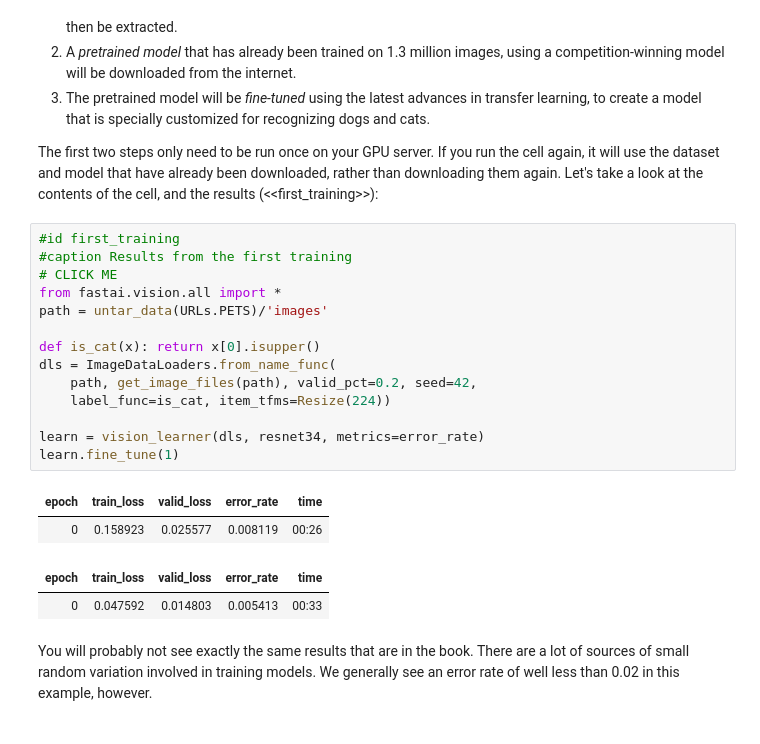
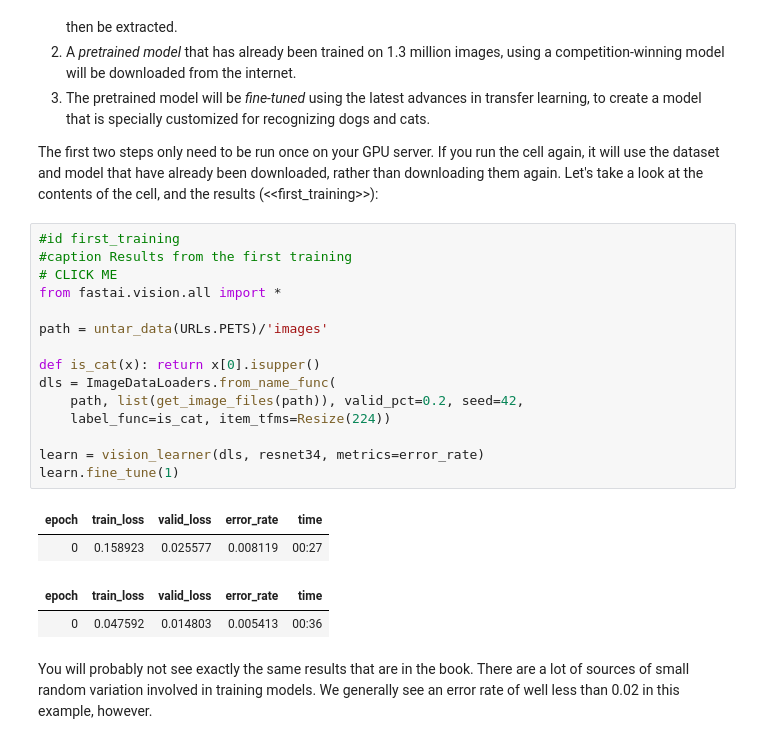
Before and after one commit to fowzis/fastbook, a Jupyter notebook: 01_intro.ipynb, the cells around one changed output. Cells and saved outputs as stored; diff of their text form.

```diff
--- a/01_intro.ipynb
+++ b/01_intro.ipynb
@@ -223,22 +224,23 @@ The first two steps only need to be run once on your GPU server. If you run the
 # %%
 #id first_training
 #caption Results from the first training
 # CLICK ME
 from fastai.vision.all import *
+
 path = untar_data(URLs.PETS)/'images'
 
 def is_cat(x): return x[0].isupper()
 dls = ImageDataLoaders.from_name_func(
-    path, get_image_files(path), valid_pct=0.2, seed=42,
+    path, list(get_image_files(path)), valid_pct=0.2, seed=42,
     label_func=is_cat, item_tfms=Resize(224))
 
 learn = vision_learner(dls, resnet34, metrics=error_rate)
 learn.fine_tune(1)
 # %% [output]
 | epoch | train_loss | valid_loss | error_rate | time |
-| 0 | 0.158923 | 0.025577 | 0.008119 | 00:26 |
+| 0 | 0.158923 | 0.025577 | 0.008119 | 00:27 |
 | epoch | train_loss | valid_loss | error_rate | time |
-| 0 | 0.047592 | 0.014803 | 0.005413 | 00:33 |
+| 0 | 0.047592 | 0.014803 | 0.005413 | 00:36 |
 # %% [markdown]
 You will probably not see exactly the same results that are in the book. There are a lot of sources of small random variation involved in training models. We generally see an error rate of well less than 0.02 in this example, however.
 # %% [markdown]
```
Also changed, not shown: parts of 16 cells of this notebook, 5 other files.
